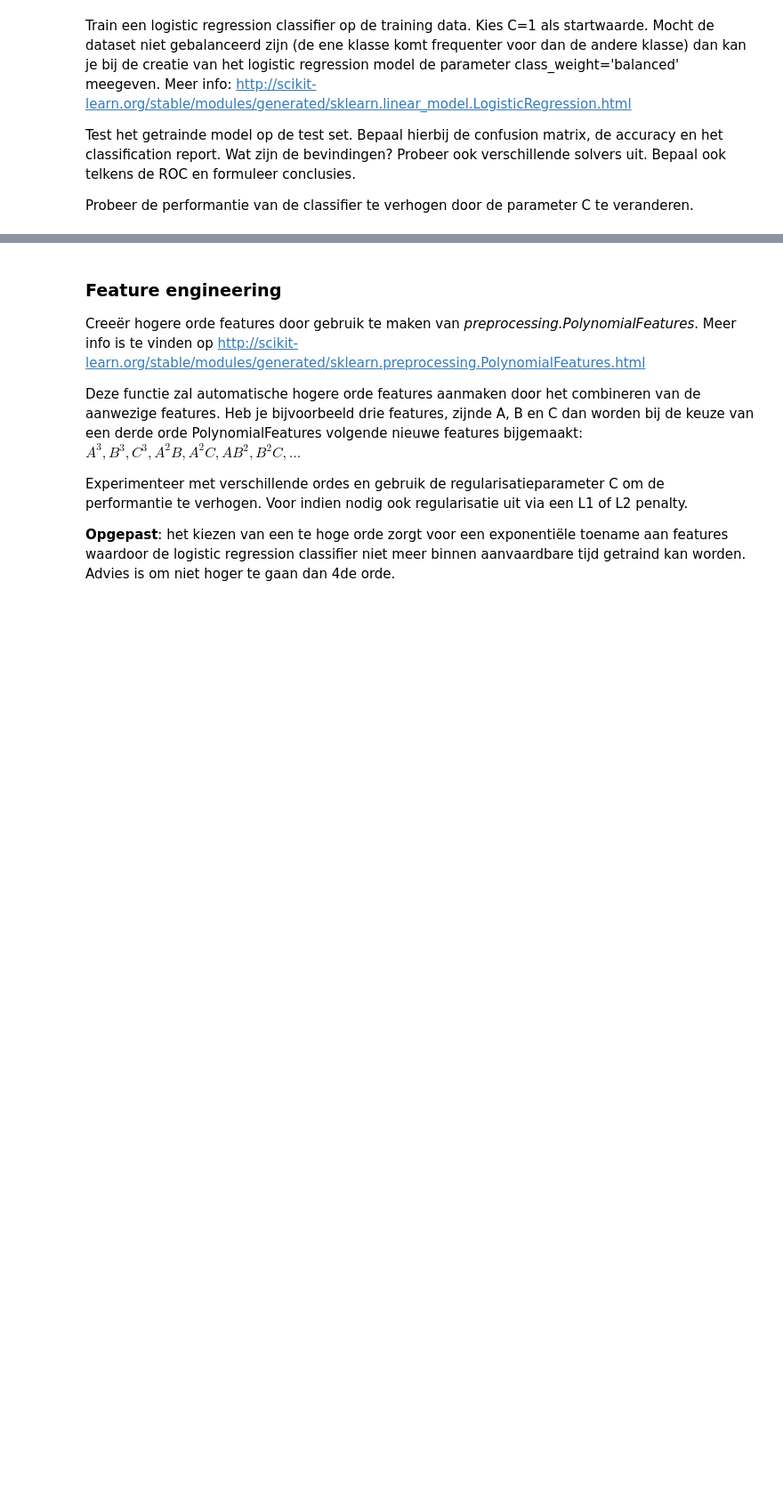
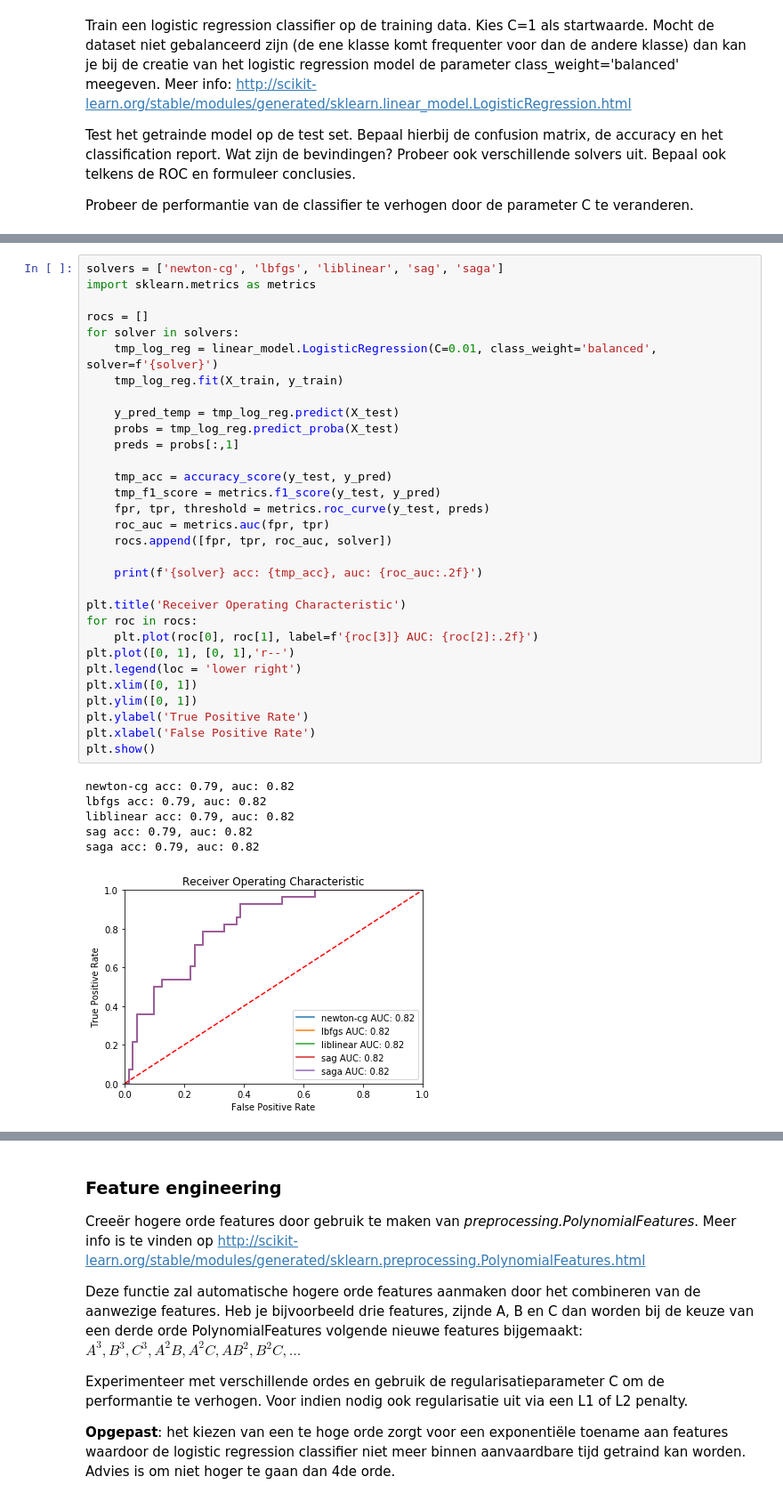
Before and after one commit to FlorianVD/mct, a Jupyter notebook: ml/week2/Sessie_02_Logistic_Regression_Opgave.ipynb, the cells around one changed output, grey strips where cells are left out. Shown at 89% size. Drawn from its saved outputs; the diff is of its cells as text; blank space fills up the shorter version.

```diff
--- a/ml/week2/Sessie_02_Logistic_Regression_Opgave.ipynb
+++ b/ml/week2/Sessie_02_Logistic_Regression_Opgave.ipynb
@@ -368,3 +425,41 @@ De F1 score van de niet diabetes patienten ligt hoger doordat de train data meer
+# %%
+solvers = ['newton-cg', 'lbfgs', 'liblinear', 'sag', 'saga']
+import sklearn.metrics as metrics
+
+rocs = []
+for solver in solvers:
+    tmp_log_reg = linear_model.LogisticRegression(C=0.01, class_weight='balanced', solver=f'{solver}')
+    tmp_log_reg.fit(X_train, y_train)
+
+    y_pred_temp = tmp_log_reg.predict(X_test)
+    probs = tmp_log_reg.predict_proba(X_test)
+    preds = probs[:,1]
+
+    tmp_acc = accuracy_score(y_test, y_pred)
+    tmp_f1_score = metrics.f1_score(y_test, y_pred)
+    fpr, tpr, threshold = metrics.roc_curve(y_test, preds)
+    roc_auc = metrics.auc(fpr, tpr)
+    rocs.append([fpr, tpr, roc_auc, solver])
+
+    print(f'{solver} acc: {tmp_acc}, auc: {roc_auc:.2f}')
+
+plt.title('Receiver Operating Characteristic')
+for roc in rocs:
+    plt.plot(roc[0], roc[1], label=f'{roc[3]} AUC: {roc[2]:.2f}')
+plt.plot([0, 1], [0, 1],'r--')
+plt.legend(loc = 'lower right')
+plt.xlim([0, 1])
+plt.ylim([0, 1])
+plt.ylabel('True Positive Rate')
+plt.xlabel('False Positive Rate')
+plt.show()
+# %% [output]
+newton-cg acc: 0.79, auc: 0.82
+lbfgs acc: 0.79, auc: 0.82
+liblinear acc: 0.79, auc: 0.82
+sag acc: 0.79, auc: 0.82
+saga acc: 0.79, auc: 0.82
+[figure, added]
 # %%
 train_acc = []
 test_acc = []
```
Also changed, not shown: parts of 45 cells of this notebook, 11 other files.
